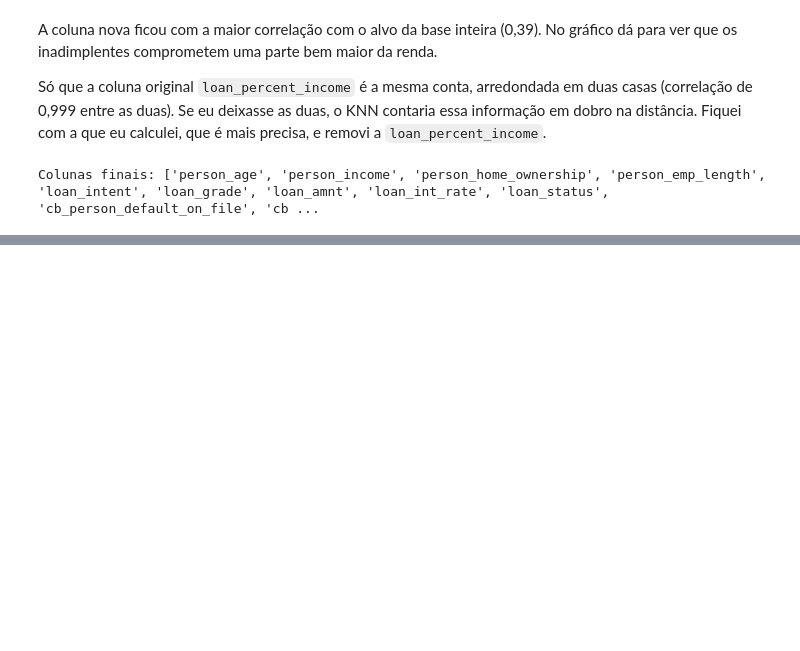
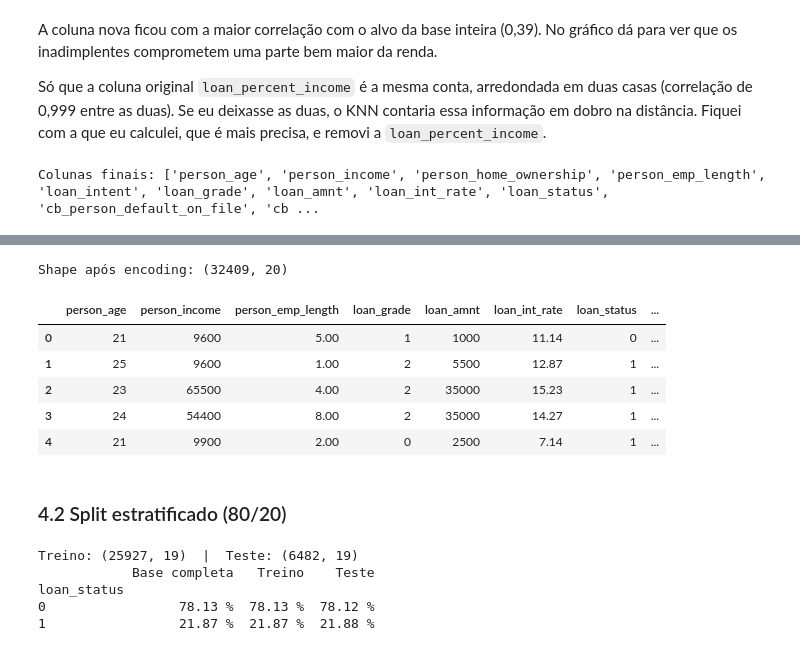
Before and after one commit to PaulaKinder/Machine-Learning-e-Visao-Computacional-T3-Projeto-Avaliativo-Modulo-1-, a Jupyter notebook: risco_credito.ipynb, the cells around one changed output, grey strips where cells are left out. Saved outputs shown, nothing was run; the diff lists cells and outputs as text; code cells hidden in the pictures; blank space fills up the shorter version.

Commit message:
feat: aplica encoding, split estratificado, SMOTENC no treino e StandardScaler apenas para o KNN

```diff
--- a/risco_credito.ipynb
+++ b/risco_credito.ipynb
@@ -412,0 +423,37 @@ Colunas finais: ['person_age', 'person_income', 'person_home_ownership', 'person
+# %%
+df_model = df.copy()
+df_model["loan_grade"] = df_model["loan_grade"].map({g: i for i, g in enumerate("ABCDEFG")})
+df_model["cb_person_default_on_file"] = (df_model["cb_person_default_on_file"] == "Y").astype(int)
+df_model = pd.get_dummies(df_model, columns=["person_home_ownership", "loan_intent"], dtype=int)
+
+print(f"Shape após encoding: {df_model.shape}")
+df_model.head()
+# %% [output]
+Shape após encoding: (32409, 20)
+|  | person_age | person_income | person_emp_length | loan_grade | loan_amnt | loan_int_rate | loan_status | ... |
+| 0 | 21 | 9600 | 5.00 | 1 | 1000 | 11.14 | 0 | ... |
+| 1 | 25 | 9600 | 1.00 | 2 | 5500 | 12.87 | 1 | ... |
+| 2 | 23 | 65500 | 4.00 | 2 | 35000 | 15.23 | 1 | ... |
+| 3 | 24 | 54400 | 8.00 | 2 | 35000 | 14.27 | 1 | ... |
+| 4 | 21 | 9900 | 2.00 | 0 | 2500 | 7.14 | 1 | ... |
+# %% [markdown]
+### 4.2 Split estratificado (80/20)
+# %%
+X = df_model.drop(columns="loan_status")
+y = df_model["loan_status"]
+
+X_train, X_test, y_train, y_test = train_test_split(
+    X, y, test_size=0.20, stratify=y, random_state=SEED)
+
+print(f"Treino: {X_train.shape}  |  Teste: {X_test.shape}")
+print(pd.DataFrame({
+    "Base completa": y.value_counts(normalize=True),
+    "Treino": y_train.value_counts(normalize=True),
+    "Teste": y_test.value_counts(normalize=True),
+}).mul(100).round(2).astype(str) + " %")
+# %% [output]
+Treino: (25927, 19)  |  Teste: (6482, 19)
+            Base completa   Treino    Teste
+loan_status
+0                 78.13 %  78.13 %  78.12 %
+1                 21.87 %  21.87 %  21.88 %
```
Also changed, not shown: parts of 7 cells of this notebook.
